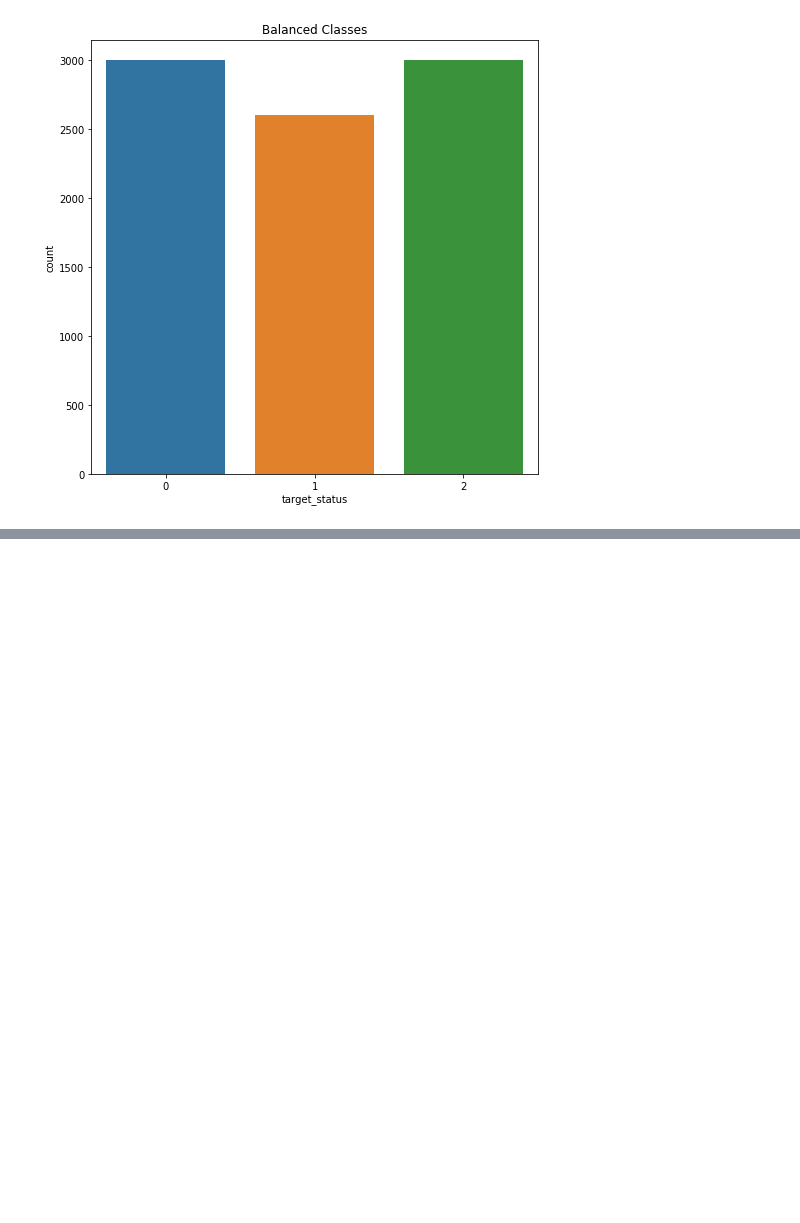
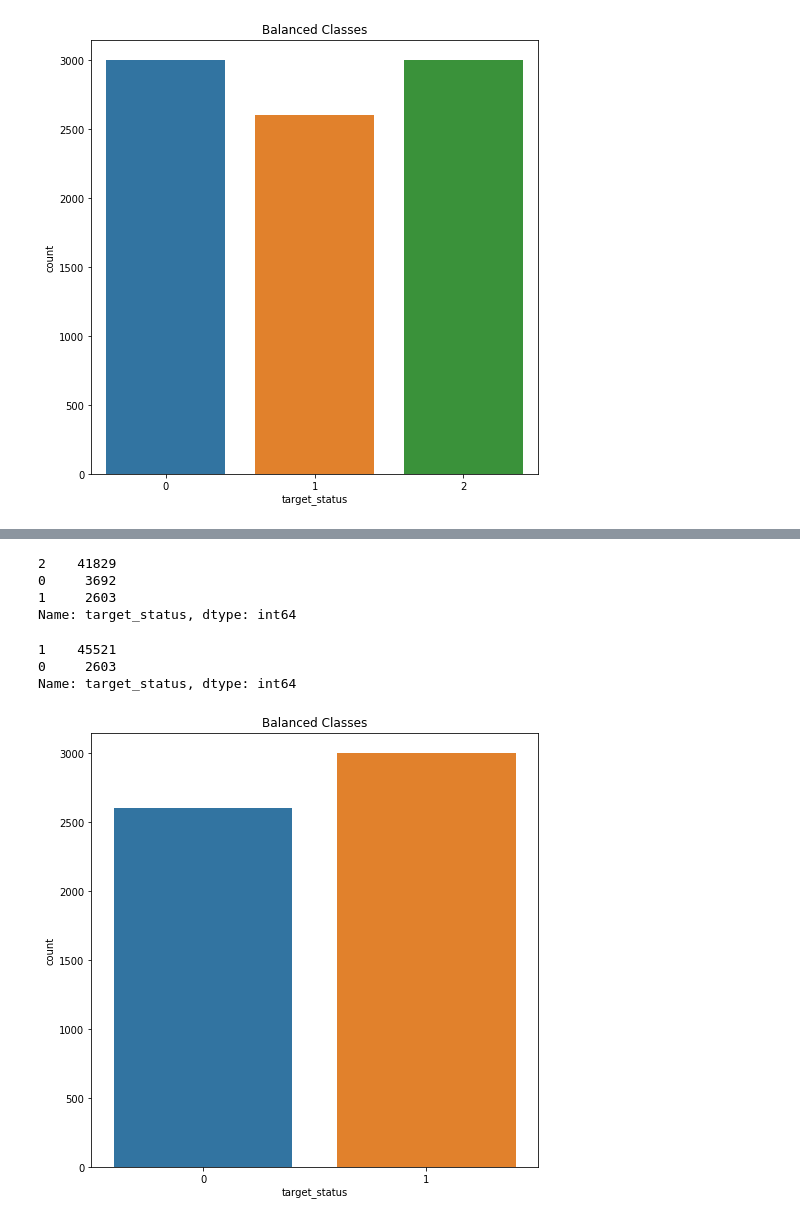
Before and after one commit to iamkkdev/Thinkful-github, a Jupyter notebook: SUPERVISED CAPSTONE.ipynb, the cells around one changed output, grey strips where cells are left out. Saved outputs shown, nothing was run; the diff lists cells and outputs as text; code cells hidden in the pictures; blank space fills up the shorter version.

```diff
--- a/SUPERVISED CAPSTONE.ipynb
+++ b/SUPERVISED CAPSTONE.ipynb
@@ -673,2 +872,4 @@ categorical_data.head()
+# %%
+num_data = numeric_data.copy()
 # %%
 investments_df.state_code =  investments_df[investments_df.loc[:, 'country_code']  == 'GBR']['state_code'].replace(np.nan, 'GBR')
@@ -805,0 +876,38 @@ Length: 49438, dtype: timedelta64[ns]
+# %%
+num_data['target_status'].replace(0,2, inplace = True)
+# %%
+num_data['target_status'].replace(1,0, inplace = True)
+num_data['target_status'].replace(2,1, inplace = True)
+# %%
+numeric_data['target_status'].value_counts()
+# %% [output]
+2    41829
+0     3692
+1     2603
+Name: target_status, dtype: int64
+# %%
+## added all acquired to operating to perform Binary classifier
+num_data['target_status'].value_counts()
+# %% [output]
+1    45521
+0     2603
+Name: target_status, dtype: int64
+# %%
+## Balancing the dataset
+# Dealing with imbalanced dataset
+# First shuffle the dataset
+shuffled_df = num_data.sample(frac=1,random_state=42)
+# Put all the "closed" class which is '1' in a separate dataset.
+closed_df = shuffled_df.loc[shuffled_df['target_status'] == 0]
+#Randomly select 4000 observations from the operating (majority class)
+operating_df = shuffled_df.loc[shuffled_df['target_status'] == 1].sample(n=3000,random_state=42)
+# %%
+# Concatenate above 3 dataframes again
+Binary_df = pd.concat([closed_df, operating_df])
+#plot the dataset after the undersampling
+plt.figure(figsize=(8, 8))
+sns.countplot('target_status', data=Binary_df)
+plt.title('Balanced Classes')
+plt.show()
+# %% [output]
+[figure, added]
```
Also changed, not shown: parts of 132 cells of this notebook.
